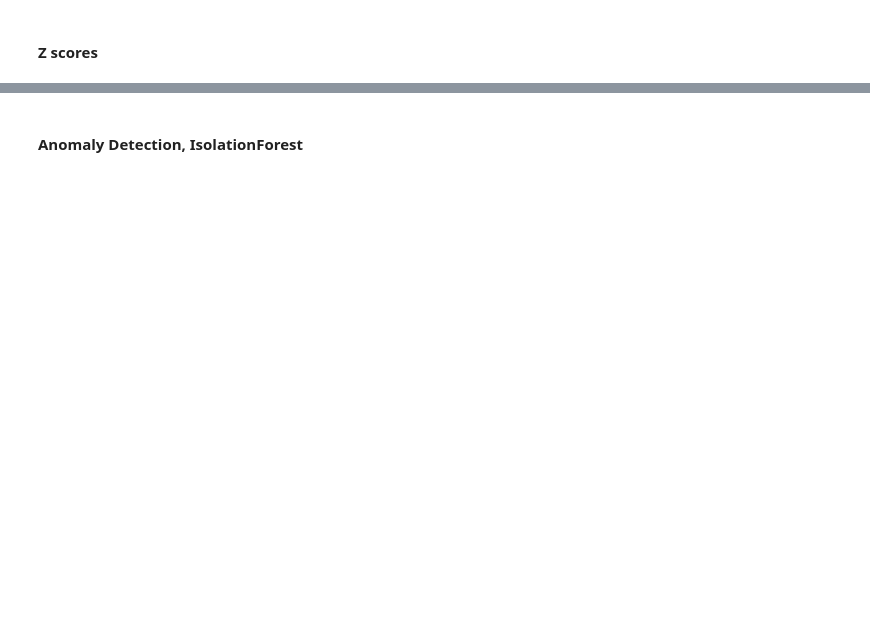
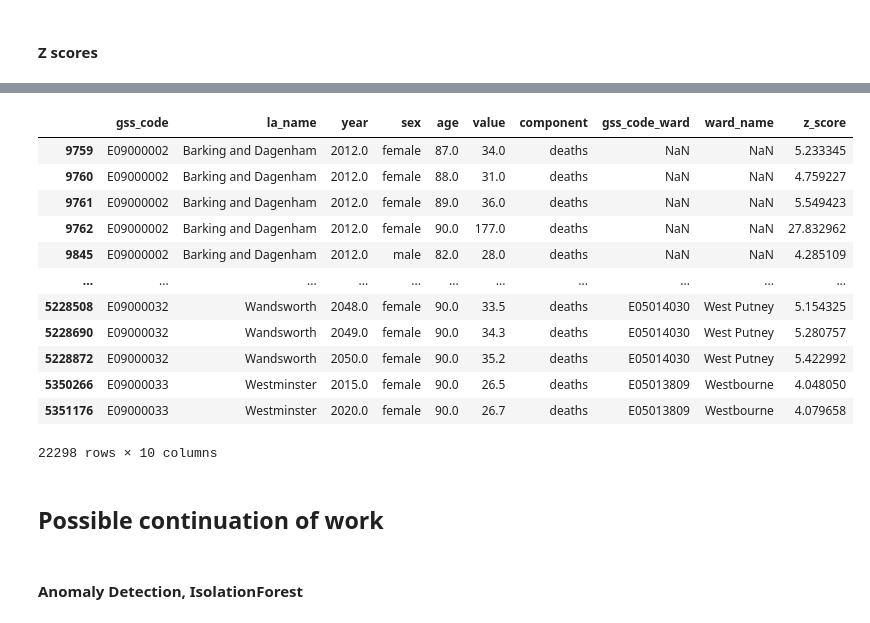
Before and after one commit to SebastianHeslinRees/Projections_QA, a Jupyter notebook: logical_checks_population_projections.ipynb, the cells around one changed output, grey strips where cells are left out. Saved outputs shown, nothing was run; the diff lists cells and outputs as text; code cells hidden in the pictures; blank space fills up the shorter version.

```diff
--- a/logical_checks_population_projections.ipynb
+++ b/logical_checks_population_projections.ipynb
@@ -830,9 +1022,9 @@ Yearly population totals by gss_code and year:
 #### Statistical summaries
 # %%
 # Statistical summary for each component
-components = df['component'].unique()
+components = combined_10yr_fert['component'].unique()
 for component in components:
-    subset = df[df['component'] == component]
+    subset = combined_10yr_fert[combined_10yr_fert['component'] == component]
     print(f"Statistical summary for {component}:")
     print(subset['value'].describe())
     print("\n")
@@ -857,13 +1049,38 @@ Name: value, dtype: float64
 # %% [markdown]
 #### Z scores
 # %%
+#zscores value for each components
+
+import pandas as pd
 from scipy.stats import zscore
-components = df['component'].unique()
+
+# Initialize a dictionary to store outliers DataFrames for each component
+outliers_dict = {}
+
+# Components in your dataset
+components = ['births', 'deaths', 'popn', 'netflow']
+
 # Z-score analysis for each component
 for component in components:
-    subset = df[df['component'] == component]
+    # Filter the data for the current component
+    subset = combined_10yr_fert[combined_10yr_fert['component'] == component].copy()
+
+    # Calculate Z-scores for the 'value' column
     subset['z_score'] = zscore(subset['value'])
-    outliers = subset[(subset['z_score'].abs() > 3)]  # Z-score threshold for outliers
+
+    # Identify outliers (Z-score > 3 or < -3)
+    outliers = subset[subset['z_score'].abs() > 4]
+
+    # Store outliers in the dictionary
+    outliers_dict[component] = outliers
+
+    # Print the outliers for the current component
     print(f"Outliers for {component} based on Z-score:\n", outliers)
     print("\n")
+
+# Create separate DataFrames for each component's outliers
+outliers_births_z_scores = outliers_dict['births']
+outliers_deaths_z_scores = outliers_dict['deaths']
+outliers_popn_z_scores = outliers_dict['popn']
+outliers_netflow_z_scores = outliers_dict['netflow']
 # %% [output]
@@ -904,3 +1330,21 @@ See the caveats in the documentation: https://pandas.pydata.org/pandas-docs/stab
+# %%
+outliers_deaths_z_scores
+# %% [output]
+|  | gss_code | la_name | year | sex | age | value | component | gss_code_ward | ward_name | z_score |
+| 9759 | E09000002 | Barking and Dagenham | 2012.0 | female | 87.0 | 34.0 | deaths | NaN | NaN | 5.233345 |
+| 9760 | E09000002 | Barking and Dagenham | 2012.0 | female | 88.0 | 31.0 | deaths | NaN | NaN | 4.759227 |
+| 9761 | E09000002 | Barking and Dagenham | 2012.0 | female | 89.0 | 36.0 | deaths | NaN | NaN | 5.549423 |
+| 9762 | E09000002 | Barking and Dagenham | 2012.0 | female | 90.0 | 177.0 | deaths | NaN | NaN | 27.832962 |
+| 9845 | E09000002 | Barking and Dagenham | 2012.0 | male | 82.0 | 28.0 | deaths | NaN | NaN | 4.285109 |
+| ... | ... | ... | ... | ... | ... | ... | ... | ... | ... | ... |
+| 5228508 | E09000032 | Wandsworth | 2048.0 | female | 90.0 | 33.5 | deaths | E05014030 | West Putney | 5.154325 |
+| 5228690 | E09000032 | Wandsworth | 2049.0 | female | 90.0 | 34.3 | deaths | E05014030 | West Putney | 5.280757 |
+| 5228872 | E09000032 | Wandsworth | 2050.0 | female | 90.0 | 35.2 | deaths | E05014030 | West Putney | 5.422992 |
+| 5350266 | E09000033 | Westminster | 2015.0 | female | 90.0 | 26.5 | deaths | E05013809 | Westbourne | 4.048050 |
+| 5351176 | E09000033 | Westminster | 2020.0 | female | 90.0 | 26.7 | deaths | E05013809 | Westbourne | 4.079658 |
+22298 rows × 10 columns
+# %% [markdown]
+## Possible continuation of work
 # %% [markdown]
 #### Anomaly Detection, IsolationForest
 # %%
```
Also changed, not shown: parts of 71 cells of this notebook.
